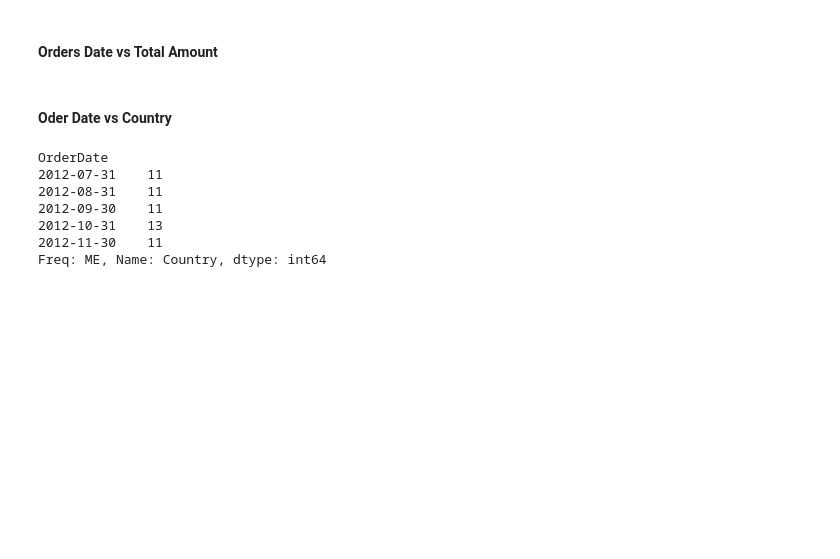
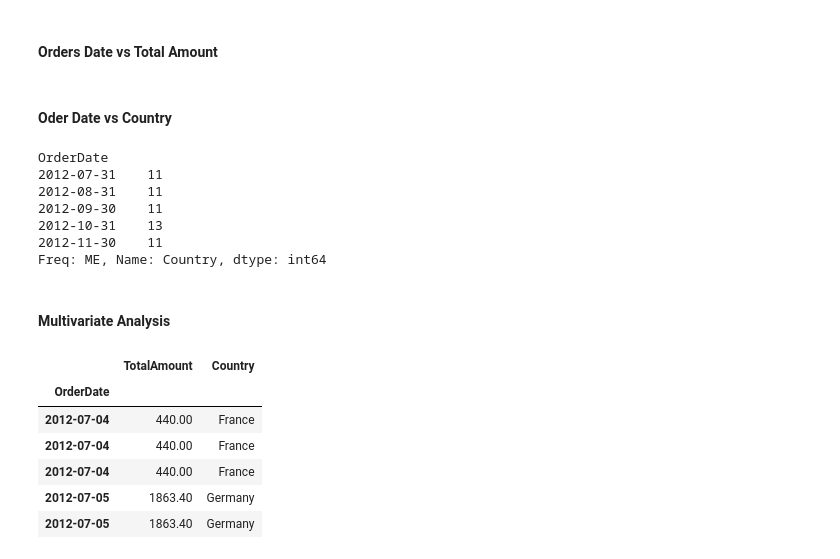
Before and after one commit to ahmedllshafiey/Orders-Analysis, a Jupyter notebook: Orders.ipynb, the cells around one changed output. Cells and saved outputs as stored; diff of their text form; code cells hidden in the pictures; blank space fills up the shorter version.

Commit message:
// Content: Analysis Finished

```diff
--- a/Orders.ipynb
+++ b/Orders.ipynb
@@ -287,3 +287,16 @@ OrderDate
 Freq: ME, Name: Country, dtype: int64
 # %%
 px.line(data_frame=date_country, title='Number of Countries Ordering Over Time')
+# %% [markdown]
+#### Multivariate Analysis
+# %%
+multivar = df[['OrderDate', 'TotalAmount', 'Country']].set_index('OrderDate')
+multivar.head()
+# %% [output]
+|  | TotalAmount | Country |
+| OrderDate |  |  |
+| 2012-07-04 | 440.00 | France |
+| 2012-07-04 | 440.00 | France |
+| 2012-07-04 | 440.00 | France |
+| 2012-07-05 | 1863.40 | Germany |
+| 2012-07-05 | 1863.40 | Germany |
```
Also changed, not shown: parts of 13 cells of this notebook, 1 other file.
